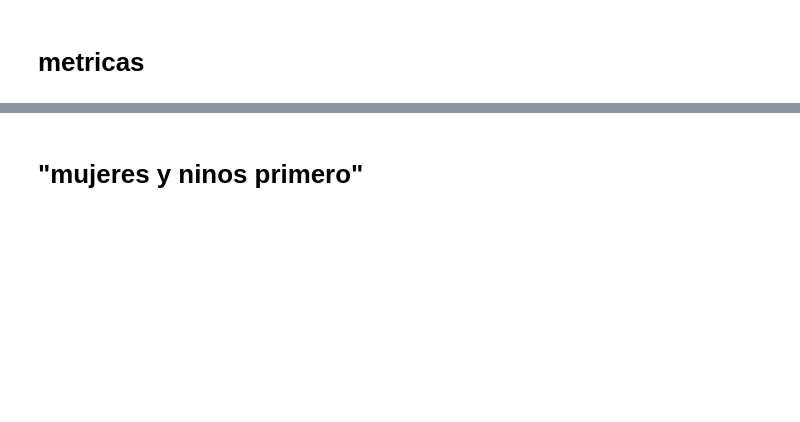
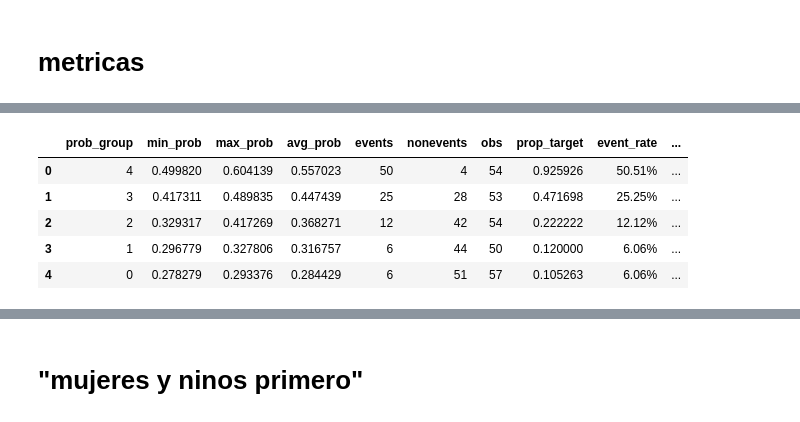
Before and after one commit to ungleo/toolbox, a Jupyter notebook: binary_classification/titanic.ipynb, the cells around one changed output, grey strips where cells are left out. Drawn from its saved outputs; the diff is of its cells as text; code cells hidden in the pictures; blank space fills up the shorter version.

```diff
--- a/binary_classification/titanic.ipynb
+++ b/binary_classification/titanic.ipynb
@@ -234,0 +242,9 @@ met.ks_table(X_test,y_test,model_name=gbm,target='target', prob='pred',decimal=3
+# %%
+met.quantile_table(y_test,y_pred,n_quantile=5)
+# %% [output]
+|  | prob_group | min_prob | max_prob | avg_prob | events | nonevents | obs | prop_target | event_rate | ... |
+| 0 | 4 | 0.499820 | 0.604139 | 0.557023 | 50 | 4 | 54 | 0.925926 | 50.51% | ... |
+| 1 | 3 | 0.417311 | 0.489835 | 0.447439 | 25 | 28 | 53 | 0.471698 | 25.25% | ... |
+| 2 | 2 | 0.329317 | 0.417269 | 0.368271 | 12 | 42 | 54 | 0.222222 | 12.12% | ... |
+| 3 | 1 | 0.296779 | 0.327806 | 0.316757 | 6 | 44 | 50 | 0.120000 | 6.06% | ... |
+| 4 | 0 | 0.278279 | 0.293376 | 0.284429 | 6 | 51 | 57 | 0.105263 | 6.06% | ... |
```
Also changed, not shown: parts of 20 cells of this notebook.
